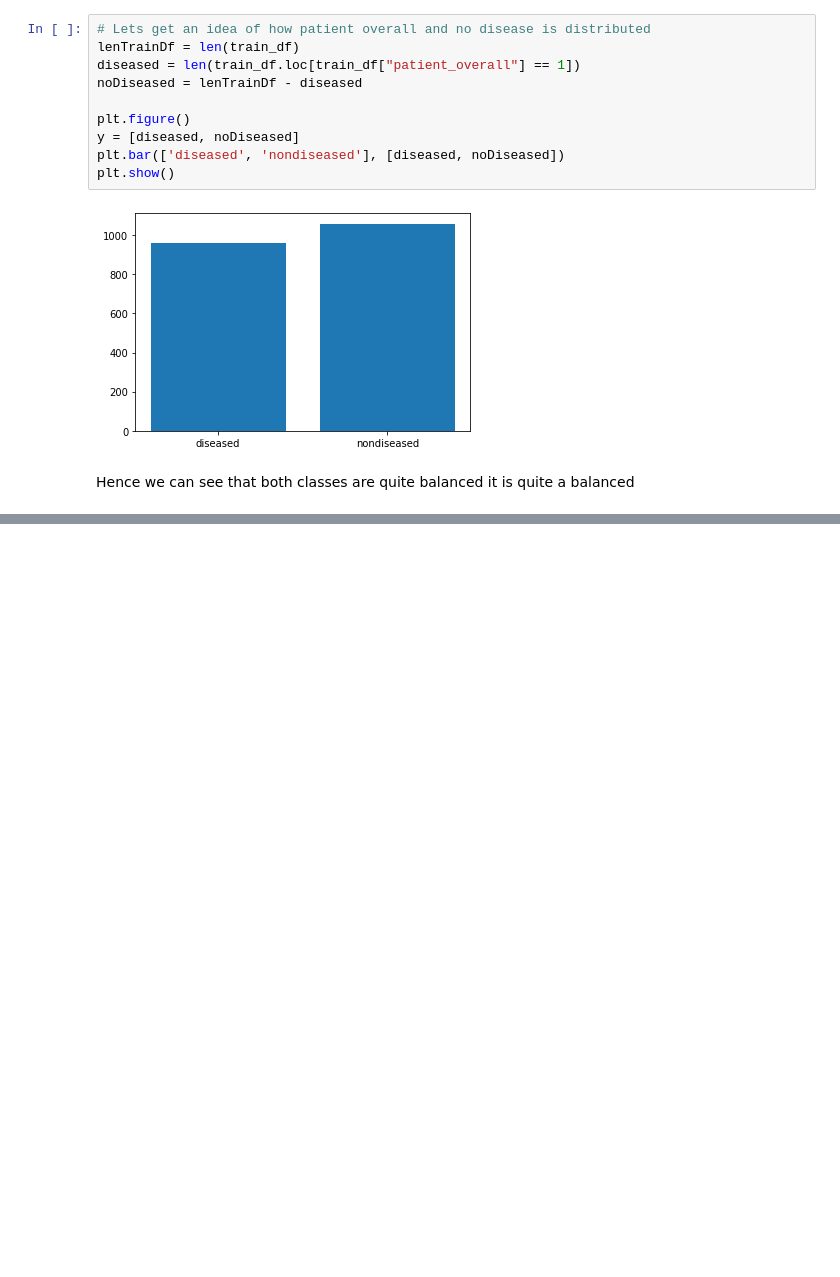
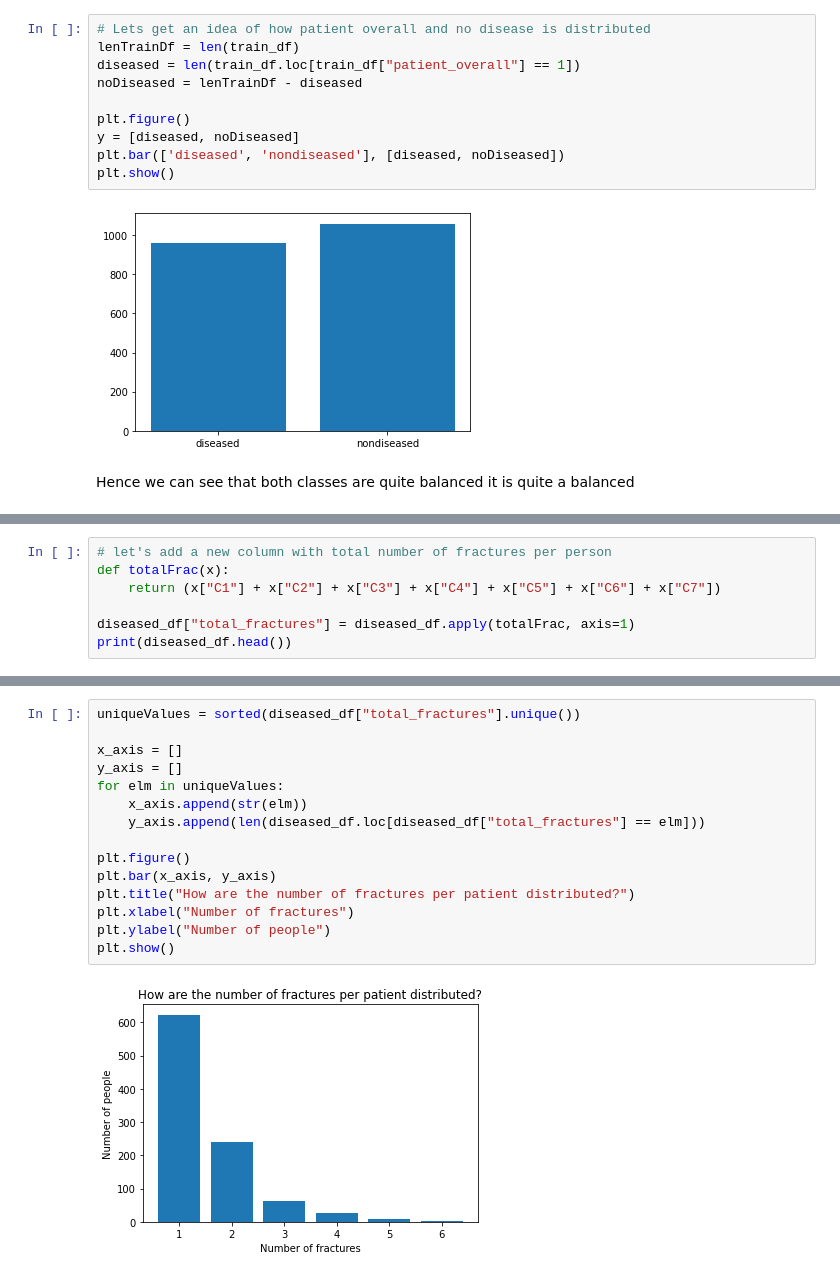
Before and after one commit to bhowmickarka/Cervical-Spine-Fracture-Detection, a Jupyter notebook: rsna-eda-ab.ipynb, the cells around one changed output, grey strips where cells are left out. Cells and saved outputs as stored; diff of their text form; blank space fills up the shorter version.

```diff
--- a/rsna-eda-ab.ipynb
+++ b/rsna-eda-ab.ipynb
@@ -114,0 +158,7 @@ plt.show()
+# %%
+# let's add a new column with total number of fractures per person
+def totalFrac(x):
+    return (x["C1"] + x["C2"] + x["C3"] + x["C4"] + x["C5"] + x["C6"] + x["C7"])
+
+diseased_df["total_fractures"] = diseased_df.apply(totalFrac, axis=1)
+print(diseased_df.head())
@@ -114,0 +184,17 @@ plt.show()
+# %%
+uniqueValues = sorted(diseased_df["total_fractures"].unique())
+
+x_axis = []
+y_axis = []
+for elm in uniqueValues:
+    x_axis.append(str(elm))
+    y_axis.append(len(diseased_df.loc[diseased_df["total_fractures"] == elm]))
+
+plt.figure()
+plt.bar(x_axis, y_axis)
+plt.title("How are the number of fractures per patient distributed?")
+plt.xlabel("Number of fractures")
+plt.ylabel("Number of people")
+plt.show()
+# %% [output]
+[figure, added]
```
Also changed, not shown: parts of 6 cells of this notebook.
